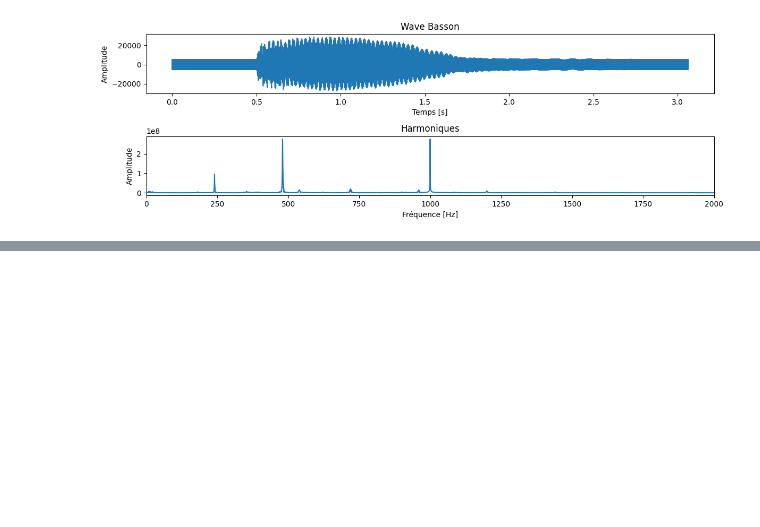
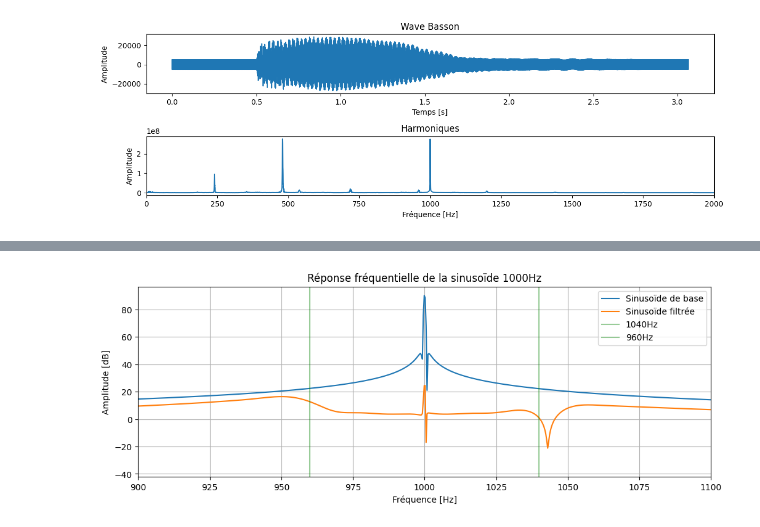
Before and after one commit to Bobelbo/s5app3, a Jupyter notebook: problematique_basson.ipynb, the cells around one changed output, grey strips where cells are left out. Cells and saved outputs as stored; diff of their text form; code cells hidden in the pictures; blank space fills up the shorter version.

```diff
--- a/problematique_basson.ipynb
+++ b/problematique_basson.ipynb
@@ -157,0 +136,25 @@ wavfile.write("Signal_filtrer.wav", Fe, signal_export)
+# %%
+sin1000 = np.ones(len(time)) * np.sin(2 * np.pi * 1000 * time)
+sin1000 = np.hamming(len(sin1000)) * sin1000
+
+amplitude1000 = np.abs(np.fft.rfft(sin1000))
+xsin1000 = np.fft.rfftfreq(len(sin1000), 1 / Fe)
+
+filtered1000 = np.convolve(sin1000, filtre, mode="same")
+ampfiltered1000 = np.abs(np.fft.rfft(filtered1000))
+
+
+plt.figure(figsize=(12, 4))
+plt.title("Réponse fréquentielle de la sinusoïde 1000Hz")
+plt.plot(xsin1000, 20 * np.log10(amplitude1000), label="Sinusoïde de base")
+plt.plot(xsin1000, 20 * np.log10(ampfiltered1000), label="Sinusoïde filtrée")
+plt.axvline(1040,alpha=0.4, color="green", label="1040Hz")
+plt.axvline(960,alpha=0.4, color="green", label="960Hz")
+plt.xlabel("Fréquence [Hz]")
+plt.ylabel("Amplitude [dB]")
+plt.xlim((900,1100))
+plt.legend()
+plt.grid(True)
+plt.savefig("./images/reponse-sin-basson.jpg")
+# %% [output]
+[figure, added]
```
Also changed, not shown: parts of 1 cell of this notebook, 24 other files.
